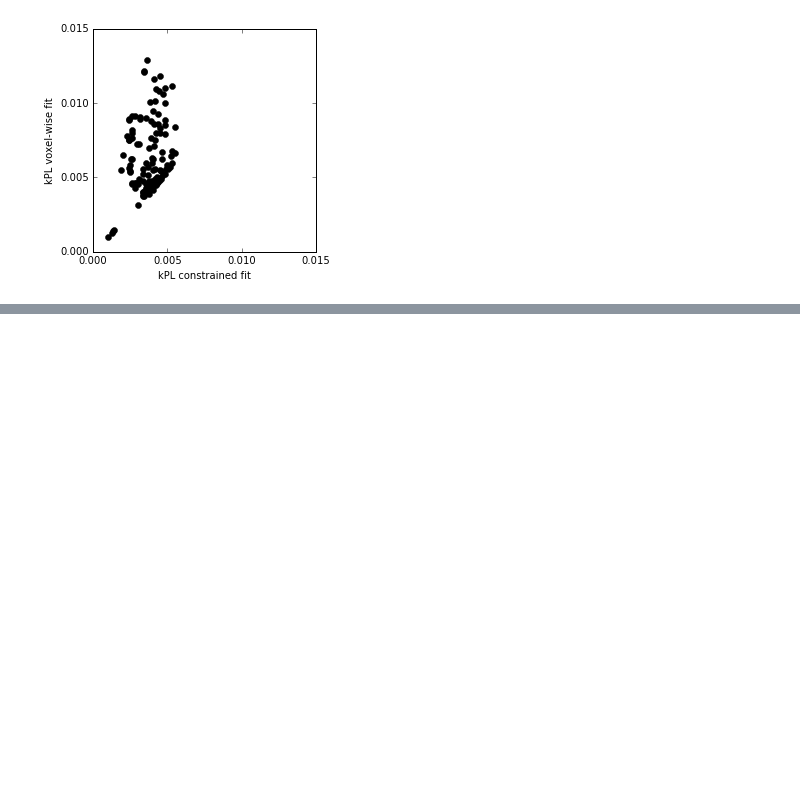
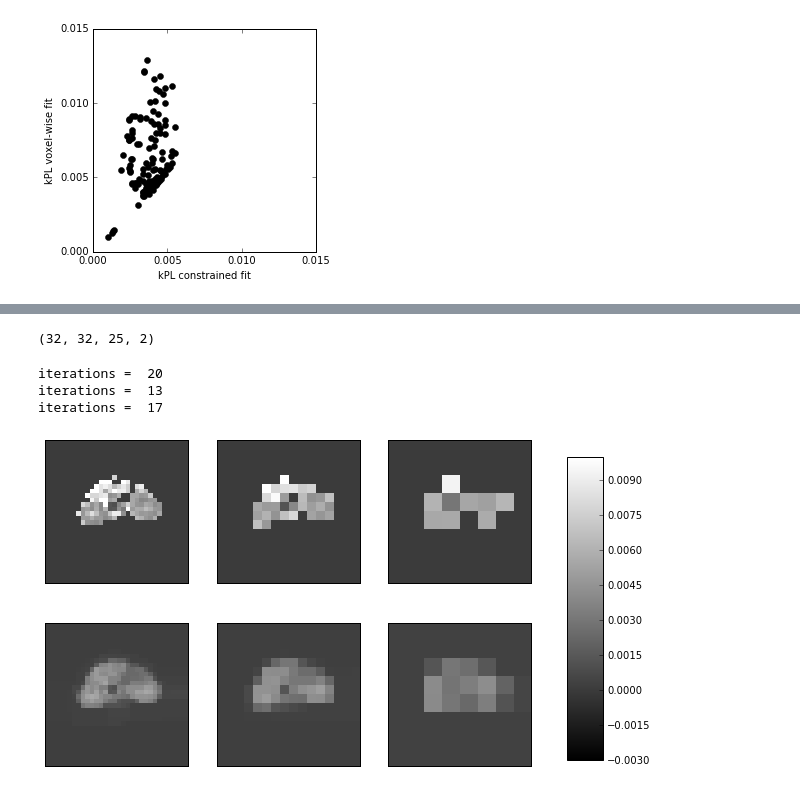
Before and after one commit to maidens/Constrained-Kinetics, a Jupyter notebook: kidney_experiment/kidney_experiment.ipynb, the cells around one changed output, grey strips where cells are left out. Saved outputs shown, nothing was run; the diff lists cells and outputs as text; code cells hidden in the pictures; blank space fills up the shorter version.

Commit message:
Add resolution experiment to rat kidney dataset and L curve analysis to prostate cancer datasets

```diff
--- a/kidney_experiment/kidney_experiment.ipynb
+++ b/kidney_experiment/kidney_experiment.ipynb
@@ -600,0 +607,49 @@ plt.savefig("kidney_kPL_map_differences_wrt_unconstrained.png")
+# %%
+data.shape
+# %% [output]
+(32, 32, 25, 2)
+# %%
+from skimage.measure import block_reduce
+
+def downsample(data, factor):
+    data_reduced = block_reduce(data, block_size=(factor, factor, 1, 1), func=numpy.mean)
+    return data_reduced
+
+downsample(data, 2).shape
+
+def resolution_experiment(data, downsample_vals):
+    kPL_map_constrained = []
+    kPL_map_unconstrained = []
+    for k, ds in enumerate(downsample_vals):
+        artificial_data = downsample(data, ds)
+        kPL_map_constrained.append( ADMM_parallel_3D(artificial_data, TV_regularization, l2_regularization, rho, 0.0, 0.0, 0.0, "assumption-less"))
+        kPL_map_unconstrained.append(compute_mask(artificial_data, 2e4)*loop_assumptionless_fit(artificial_data, params, Mzscale, Sscale))
+    return kPL_map_constrained, kPL_map_unconstrained
+
+kPL_map_constrained, kPL_map_unconstrained = resolution_experiment(data, [1, 2, 4])
+# %% [output]
+iterations =  20
+iterations =  13
+iterations =  17
+# %%
+fig = plt.figure(figsize = (10, 6))
+
+for i in range(3):
+    plt.subplot(2, 3, i+1)
+    im = plt.imshow(kPL_map_unconstrained[i], cmap="gray", vmin=-3e-3, vmax=10e-3, interpolation="nearest")
+    plt.xticks([])
+    plt.yticks([])
+
+for i in range(3):
+    plt.subplot(2, 3, 3+i+1)
+    plt.imshow(kPL_map_constrained[i], cmap="gray", vmin=-3e-3, vmax=10e-3, interpolation="nearest")
+    plt.xticks([])
+    plt.yticks([])
+
+fig.subplots_adjust(right=0.8)
+cbar_ax = fig.add_axes([0.85, 0.15, 0.05, 0.7])
+fig.colorbar(im, cax=cbar_ax)
+
+plt.savefig("kidney_kPL_map_resolution_experiment.png")
+# %% [output]
+[figure, added]
```
Also changed, not shown: parts of 5 cells of this notebook, 5 other files.
